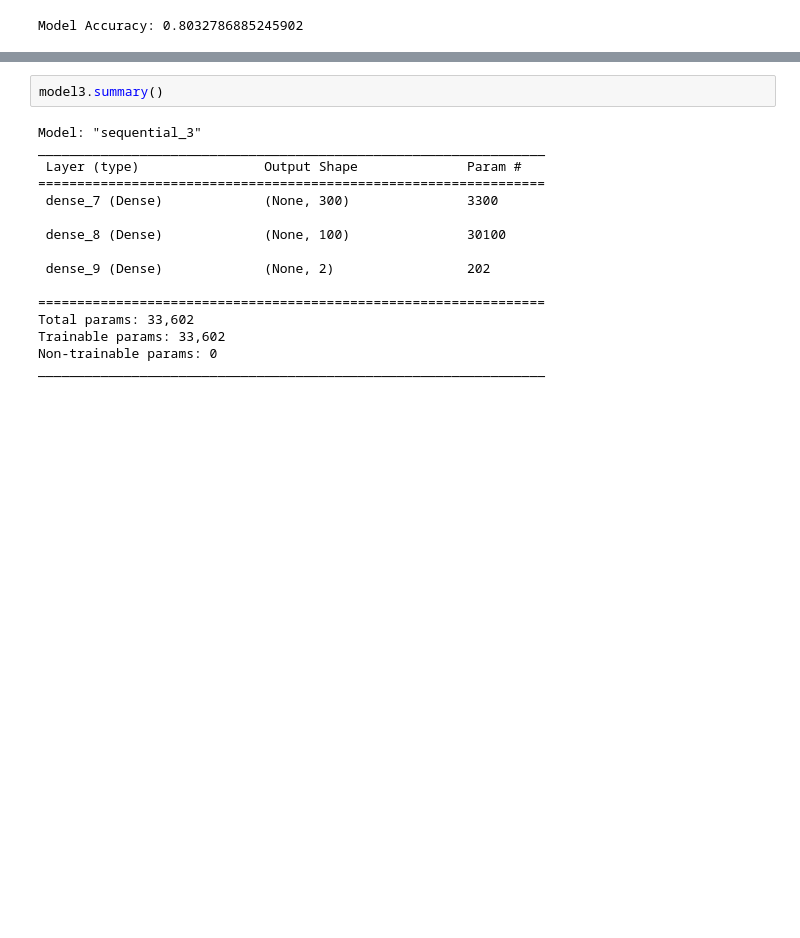
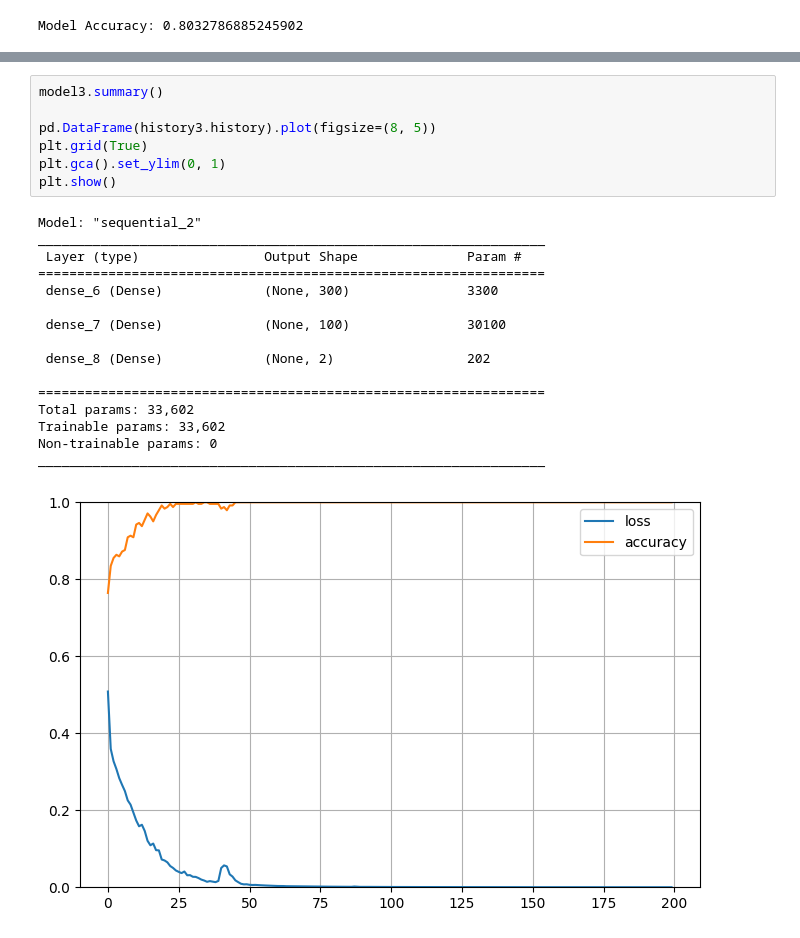
Before and after one commit to haniano/PSI_projekt, a Jupyter notebook: heart.ipynb, the cells around one changed output, grey strips where cells are left out. Drawn from its saved outputs; the diff is of its cells as text; blank space fills up the shorter version.

```diff
--- a/heart.ipynb
+++ b/heart.ipynb
@@ -370,22 +374,28 @@ print("Model Accuracy:", metrics.accuracy_score(y_test, y_val_pred))
 Model Accuracy: 0.8360655737704918
-# %%
-model3.summary()
-# %% [output]
-Model: "sequential_3"
-_________________________________________________________________
- Layer (type)                Output Shape              Param #
-=================================================================
- dense_7 (Dense)             (None, 300)               3300
-
- dense_8 (Dense)             (None, 100)               30100
-
- dense_9 (Dense)             (None, 2)                 202
-
-=================================================================
-Total params: 33,602
-Trainable params: 33,602
-Non-trainable params: 0
-_________________________________________________________________
+# %%
+model3.summary()
+
+pd.DataFrame(history3.history).plot(figsize=(8, 5))
+plt.grid(True)
+plt.gca().set_ylim(0, 1)
+plt.show()
+# %% [output]
+Model: "sequential_2"
+_________________________________________________________________
+ Layer (type)                Output Shape              Param #
+=================================================================
+ dense_6 (Dense)             (None, 300)               3300
+
+ dense_7 (Dense)             (None, 100)               30100
+
+ dense_8 (Dense)             (None, 2)                 202
+
+=================================================================
+Total params: 33,602
+Trainable params: 33,602
+Non-trainable params: 0
+_________________________________________________________________
+[figure, added]
 # %%
 from tensorflow import keras
 
```
Also changed, not shown: parts of 28 cells of this notebook.
